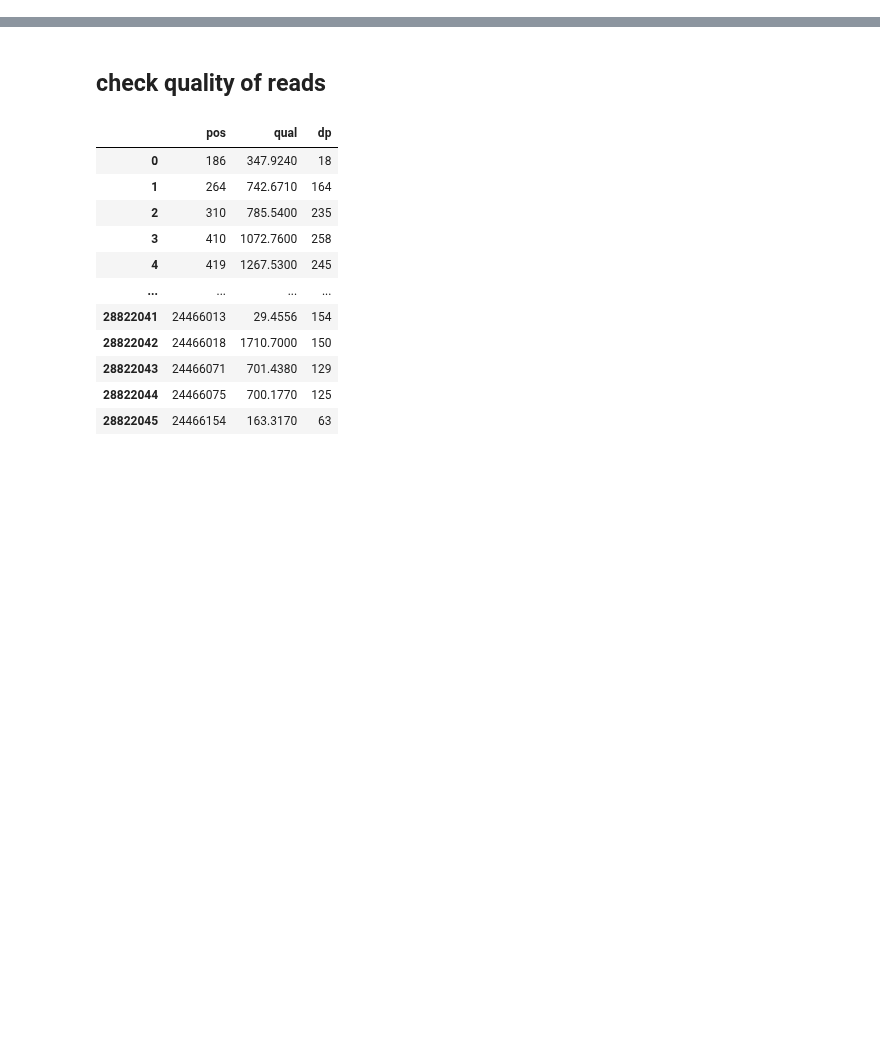
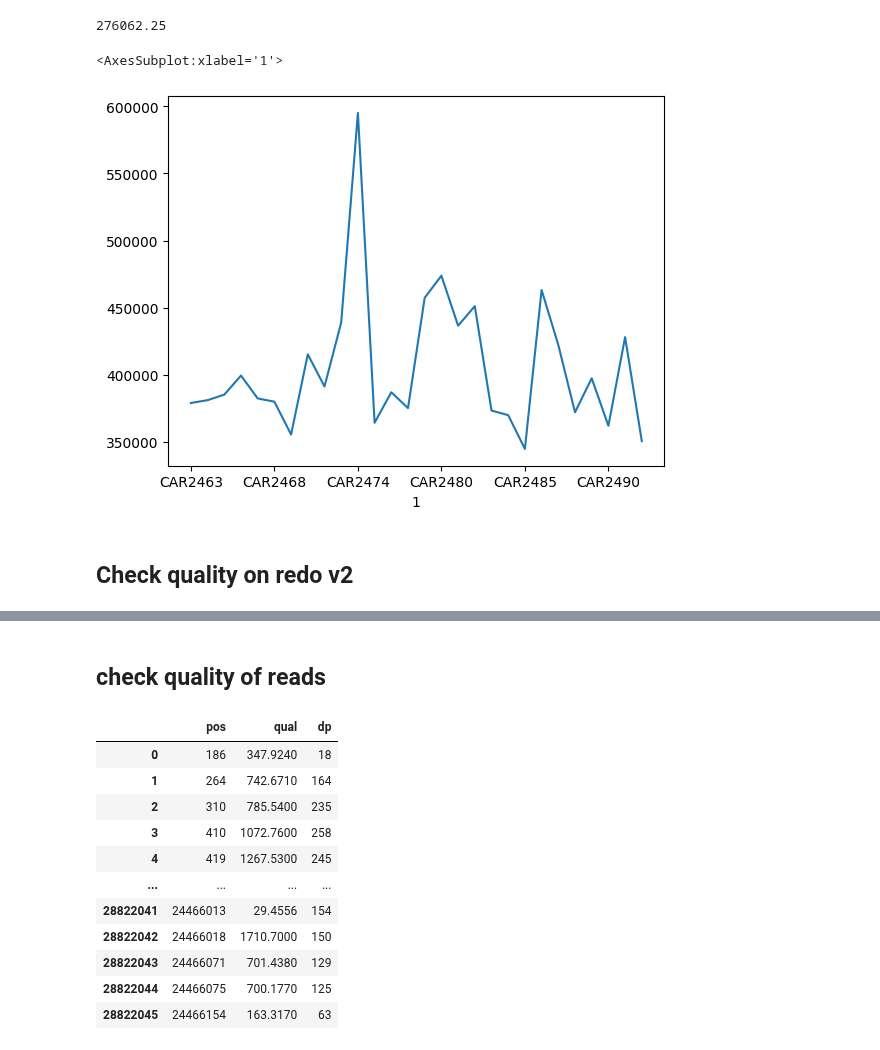
Before and after one commit to mitoclub/AquaSelection, a Jupyter notebook: intersect.ipynb, the cells around one changed output, grey strips where cells are left out. Drawn from its saved outputs; the diff is of its cells as text; code cells hidden in the pictures; blank space fills up the shorter version.

Commit message:
trios tool found

```diff
--- a/intersect.ipynb
+++ b/intersect.ipynb
@@ -6,0 +9,5 @@ import tqdm
+# %%
+trio_stats = pd.read_csv('./data/interim/redo/trio.stats.txt',
+                         comment='#', sep='\t', header=None, index_col=1)
+trio_stats.columns += 1
+trio_stats
@@ -6,0 +33,14 @@ import tqdm
+# %%
+i = 8
+trio_stats[i].quantile(0.05)
+# %% [output]
+276062.25
+# %%
+i = 15
+trio_stats[i][trio_stats[i].between(trio_stats[i].quantile(0.005),
+                                    trio_stats[i].quantile(0.995))].plot()
+# %% [output]
+<AxesSubplot:xlabel='1'>
+[figure, added]
+# %% [markdown]
+## Check quality on redo v2
```
Also changed, not shown: parts of 22 cells of this notebook, 12 other files.
